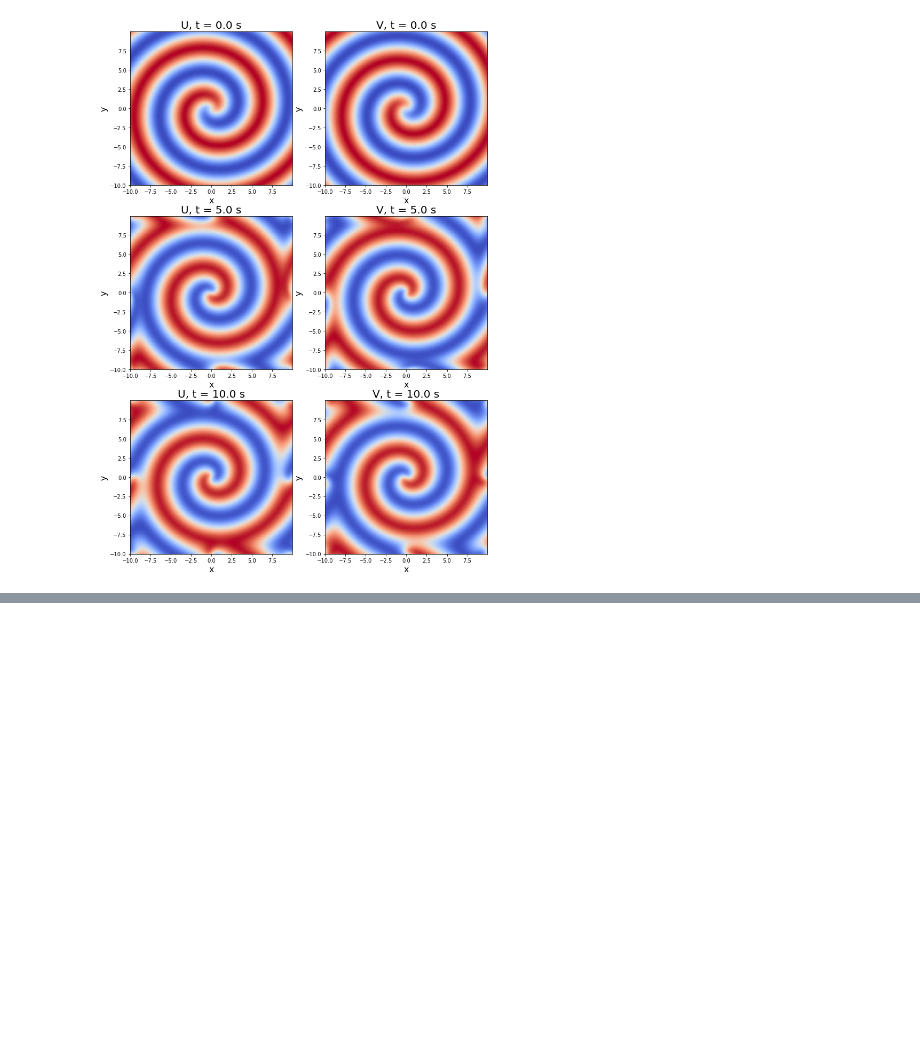
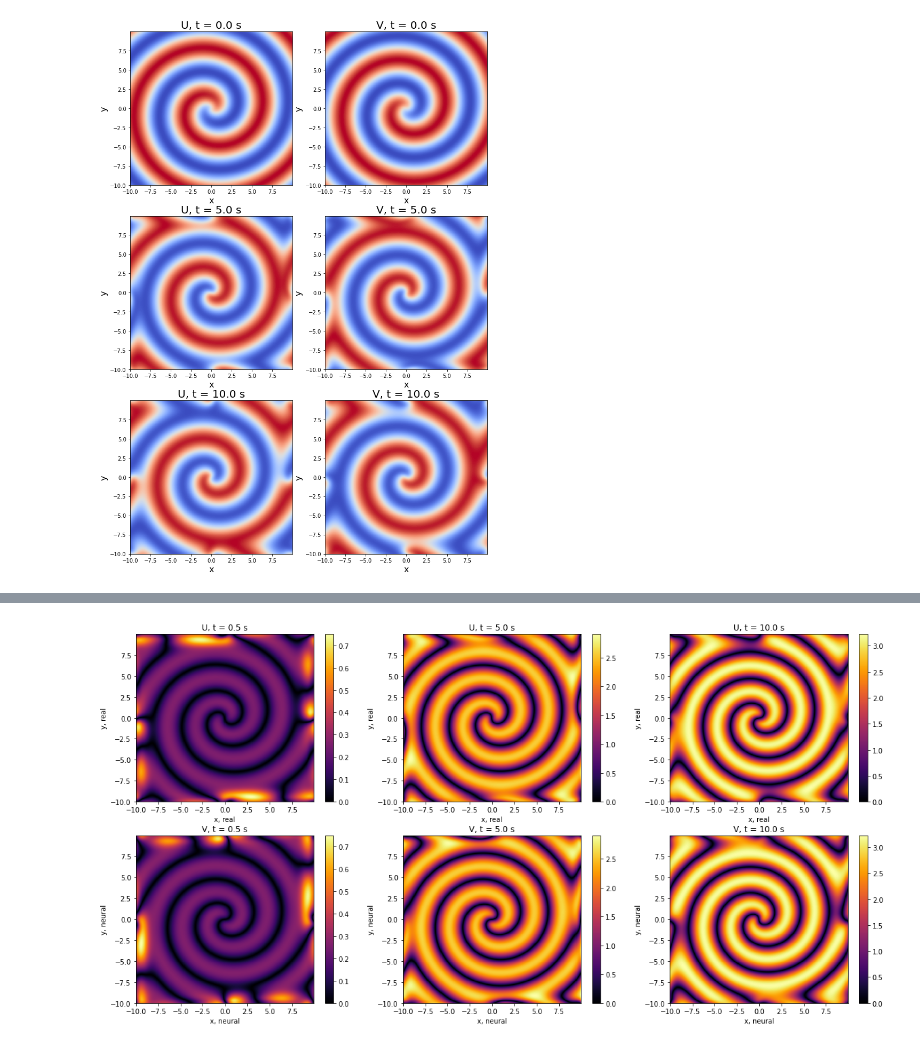
Before and after one commit to lucarad96/ModellingFromMeasurement_homework, a Jupyter notebook: homework_python/ex_2_3.ipynb, the cells around one changed output, grey strips where cells are left out. Cells and saved outputs as stored; diff of their text form; code cells hidden in the pictures; blank space fills up the shorter version.

```diff
--- a/homework_python/ex_2_3.ipynb
+++ b/homework_python/ex_2_3.ipynb
@@ -196,0 +225,28 @@ for step in plt_steps:
+# %%
+# Let's plot the absolute difference:
+
+cwd = os.getcwd()
+savefig = os.path.join(cwd, 'Images')
+
+
+# Plot U
+fig, axs = plt.subplots(2, 3, figsize=(20, 10), facecolor="white")
+
+for idx, step in enumerate(plt_steps):
+
+    error_u = np.abs(u[:,:,step] - u_back[:,:,step])
+    error_v = np.abs(v[:,:,step] - v_back[:,:,step])
+
+    ax = axs[0, idx]
+    c = ax.pcolor(x,y,error_u,cmap='inferno')
+    fig.colorbar(c, ax=ax)
+    ax.set(title=f'U, t = {t[step]} s', xlabel='x, real', ylabel='y, real')
+
+    ax = axs[1, idx]
+    c = ax.pcolor(x,y,error_v,cmap='inferno')
+    fig.colorbar(c, ax=ax)
+    ax.set(title=f'V, t = {t[step]} s', xlabel='x, neural', ylabel='y, neural')
+
+plt.savefig(os.path.join(savefig, "RD_relaVSneural"))
+# %% [output]
+[figure, added]
```
Also changed, not shown: parts of 3 cells of this notebook, 50 other files.
